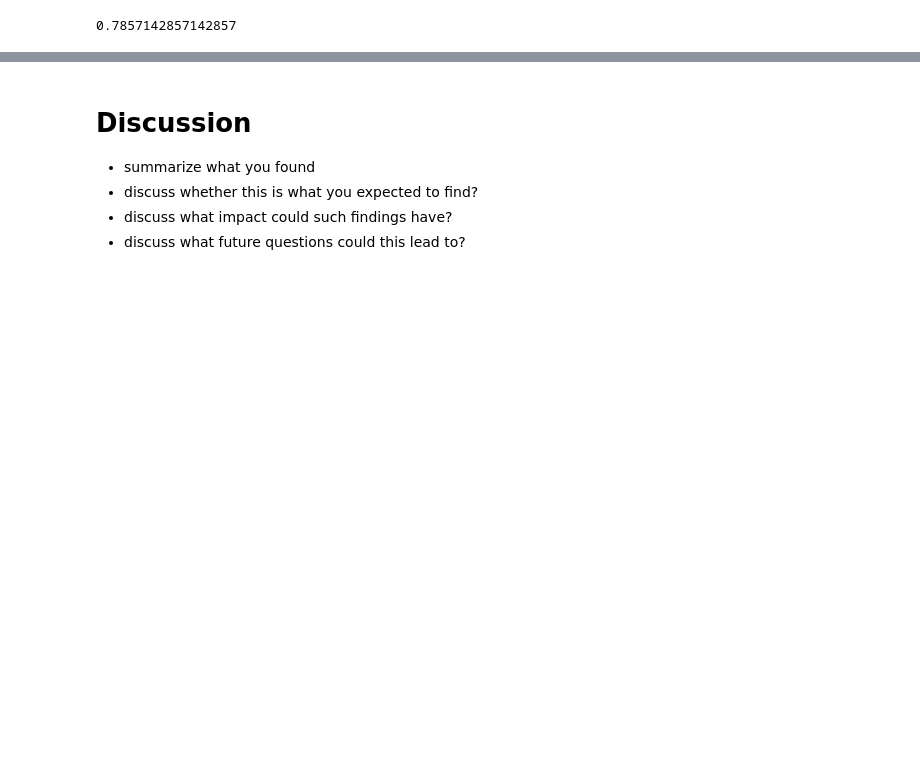
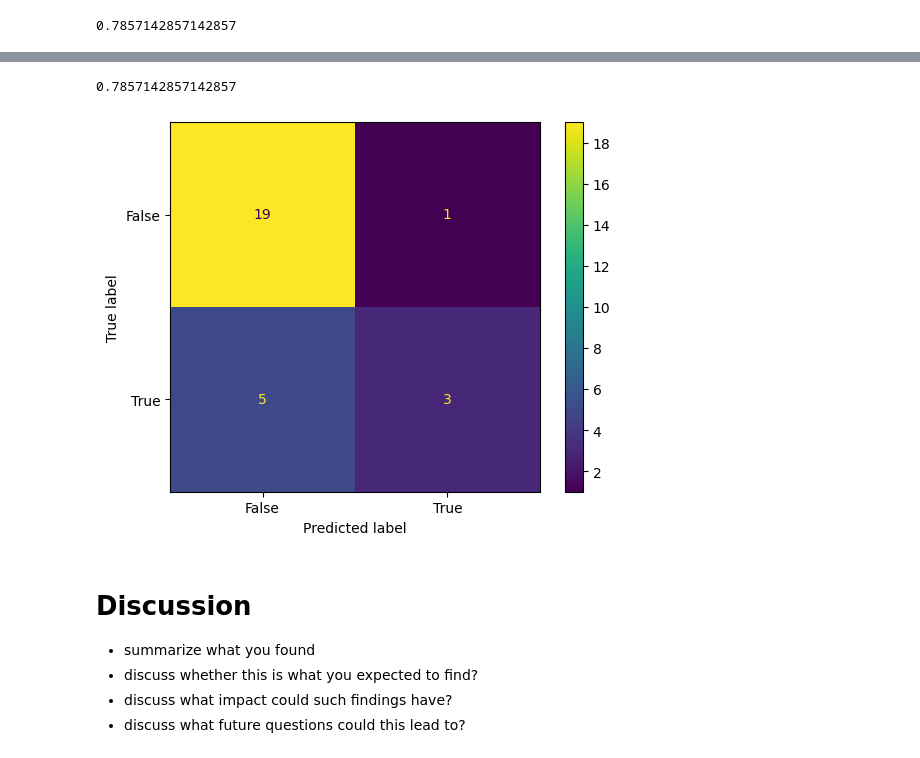
Before and after one commit to jentsang/hotdog-predictor, a Jupyter notebook: notebooks/dog_or_not.ipynb, the cells around one changed output, grey strips where cells are left out. Saved outputs shown, nothing was run; the diff lists cells and outputs as text; code cells hidden in the pictures; blank space fills up the shorter version.

```diff
--- a/notebooks/dog_or_not.ipynb
+++ b/notebooks/dog_or_not.ipynb
@@ -158,3 +191,12 @@ naive_bayes.fit(X_train, y_train)
 naive_bayes.score(X_test, y_test)
 # %% [output]
 0.7857142857142857
+# %%
+# logistic regression
+
+from sklearn.linear_model import LogisticRegression
+
+lr = build_pipeline(LogisticRegression(random_state=522))
+
+lr_score = cross_validate(lr, X_train, y_train, return_train_score=True)
+pd.DataFrame(lr_score)
@@ -160,0 +210,6 @@ naive_bayes.score(X_test, y_test)
+# %%
+# fit model and look at the classes for the model
+
+lr.fit(X_train, y_train)
+
+lr.classes_
@@ -161,5 +245,21 @@ naive_bayes.score(X_test, y_test)
+# %%
+lr.score(X_test, y_test)
+# %% [output]
+0.7857142857142857
 # %%
 # visualization of the result of the analysis
+# %%
+# confusion matrix for test predictions
+from sklearn.metrics import confusion_matrix, ConfusionMatrixDisplay
+
+cm = ConfusionMatrixDisplay.from_estimator(
+    lr,
+    X_test,
+    y_test,
+    values_format="d"
+)
+# %% [output]
+[figure, added]
 # %% [markdown]
 # Discussion
 
```
Also changed, not shown: parts of 9 cells of this notebook.
